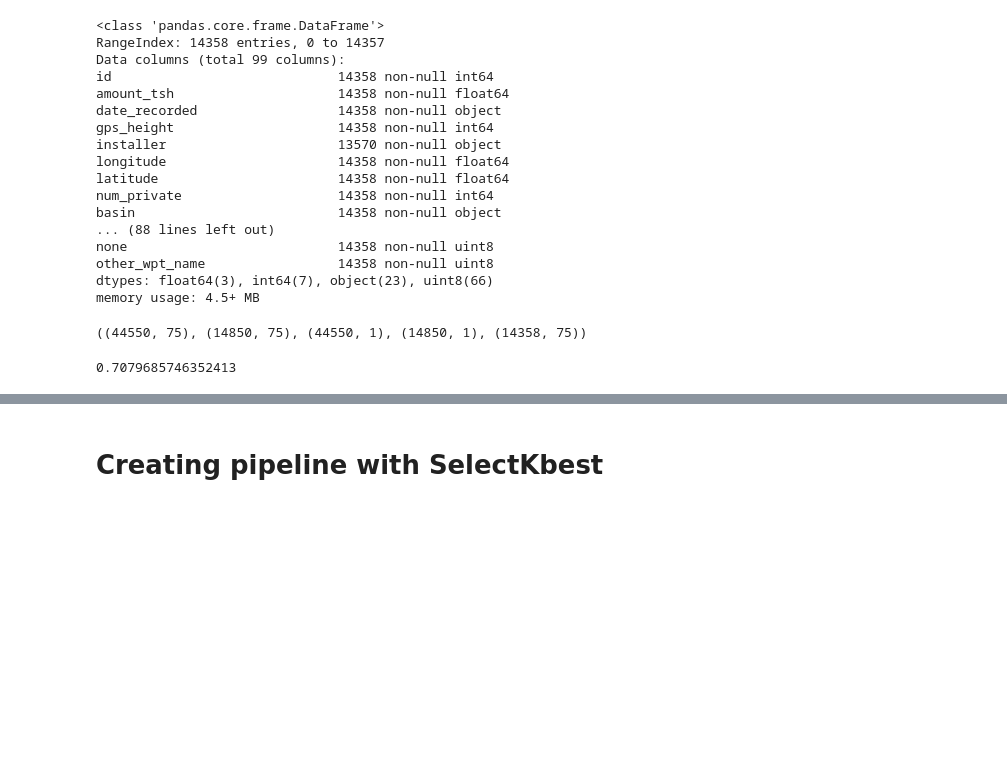
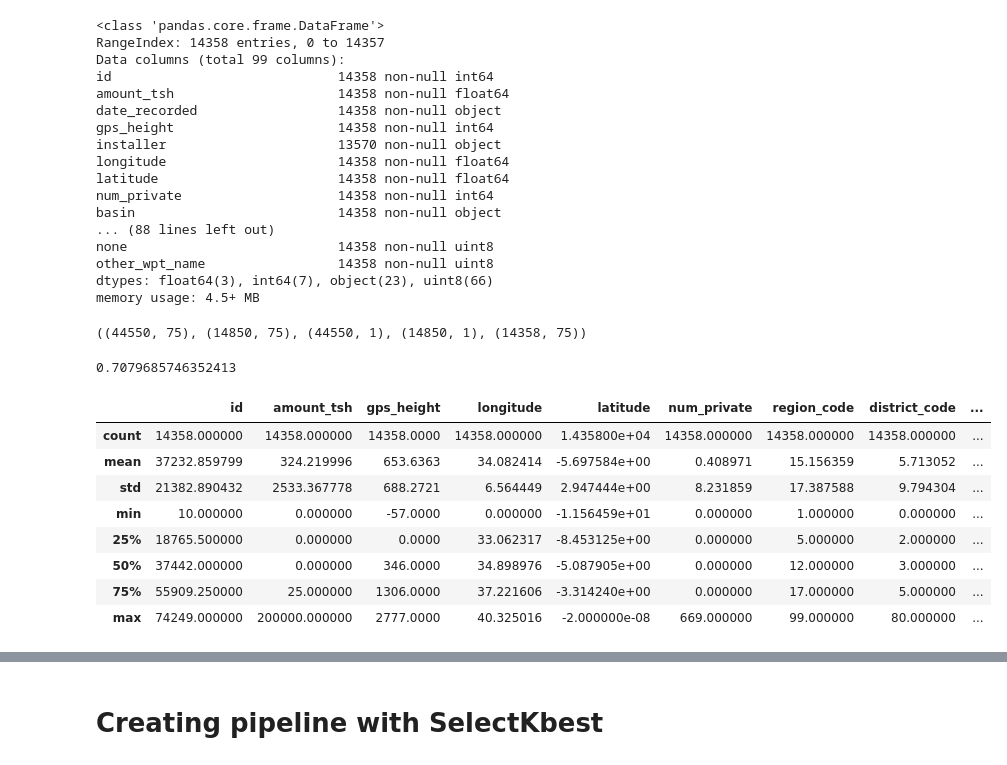
Before and after one commit to krsmith/DS_Unit2_Project, a Jupyter notebook: Unit2_Project_Notebook.ipynb, the cells around one changed output, grey strips where cells are left out. Cells and saved outputs as stored; diff of their text form; code cells hidden in the pictures; blank space fills up the shorter version.

```diff
--- a/Unit2_Project_Notebook.ipynb
+++ b/Unit2_Project_Notebook.ipynb
@@ -455,0 +470,50 @@ pass3.to_csv(path_or_buf='/Users/ksmith/Documents/Code/DS1/Unit2_Project/DS_Unit
+# %%
+#MORE OHE!! YAY!
+#X_df['basin'].value_counts()
+oh_b = pd.get_dummies(X_df['basin'])
+X_df = X_df.drop(columns ='basin')
+X_df = X_df.join(oh_b)
+
+t_oh_b = pd.get_dummies(X_test_df['basin'])
+X_test_df = X_test_df.drop(columns ='basin')
+X_test_df = X_test_df.join(t_oh_b)
+# %%
+#X_df['public_meeting'].value_counts().nlargest(25)
+
+oh_pm = pd.get_dummies(X_df['public_meeting'])
+X_df = X_df.drop(columns ='public_meeting')
+X_df = X_df.join(oh_pm)
+
+t_oh_pm = pd.get_dummies(X_test_df['public_meeting'])
+X_test_df = X_test_df.drop(columns ='public_meeting')
+X_test_df = X_test_df.join(t_oh_pm)
+# %%
+#X_df['scheme_management'].value_counts().nlargest(25)
+
+oh_sm = pd.get_dummies(X_df['scheme_management'])
+X_df = X_df.drop(columns ='scheme_management')
+X_df = X_df.join(oh_sm)
+
+t_oh_sm = pd.get_dummies(X_test_df['scheme_management'])
+X_test_df = X_test_df.drop(columns ='scheme_management')
+X_test_df = X_test_df.join(t_oh_sm)
+# %%
+#X_df['permit'].value_counts().nlargest(25)
+
+X_df['permit'] = X_df['permit'].map({True: 1, False: 0, np.nan: -1})
+X_test_df['permit'] = X_test_df['permit'].map({True: 1, False: 0, np.nan: -1})
+X_test_df['None'] = 0
+
+#X_df.describe(include='all')
+# %%
+X_test_df.describe()
+# %% [output]
+|  | id | amount_tsh | gps_height | longitude | latitude | num_private | region_code | district_code | ... |
+| count | 14358.000000 | 14358.000000 | 14358.0000 | 14358.000000 | 1.435800e+04 | 14358.000000 | 14358.000000 | 14358.000000 | ... |
+| mean | 37232.859799 | 324.219996 | 653.6363 | 34.082414 | -5.697584e+00 | 0.408971 | 15.156359 | 5.713052 | ... |
+| std | 21382.890432 | 2533.367778 | 688.2721 | 6.564449 | 2.947444e+00 | 8.231859 | 17.387588 | 9.794304 | ... |
+| min | 10.000000 | 0.000000 | -57.0000 | 0.000000 | -1.156459e+01 | 0.000000 | 1.000000 | 0.000000 | ... |
+| 25% | 18765.500000 | 0.000000 | 0.0000 | 33.062317 | -8.453125e+00 | 0.000000 | 5.000000 | 2.000000 | ... |
+| 50% | 37442.000000 | 0.000000 | 346.0000 | 34.898976 | -5.087905e+00 | 0.000000 | 12.000000 | 3.000000 | ... |
+| 75% | 55909.250000 | 25.000000 | 1306.0000 | 37.221606 | -3.314240e+00 | 0.000000 | 17.000000 | 5.000000 | ... |
+| max | 74249.000000 | 200000.000000 | 2777.0000 | 40.325016 | -2.000000e-08 | 669.000000 | 99.000000 | 80.000000 | ... |
```
Also changed, not shown: parts of 40 cells of this notebook, 1 other file.
